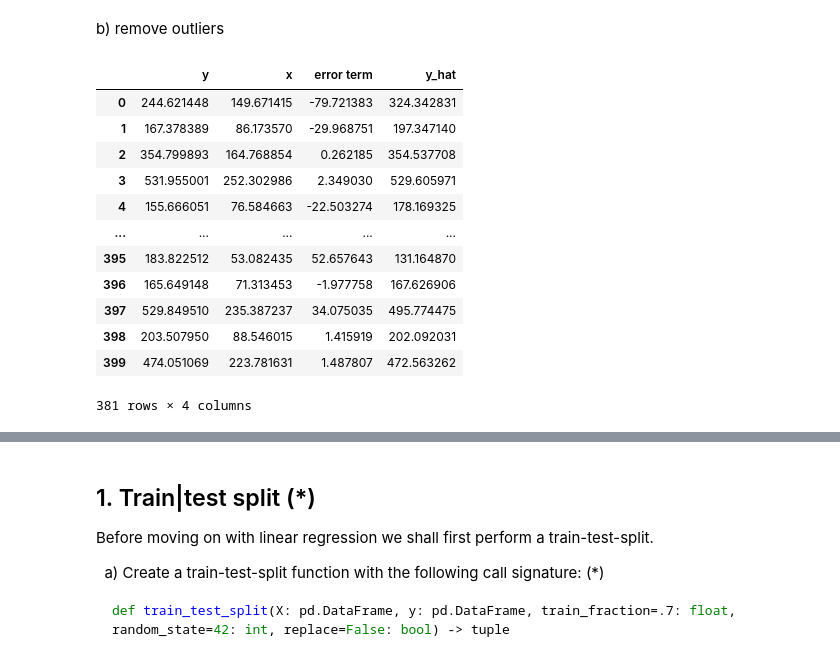
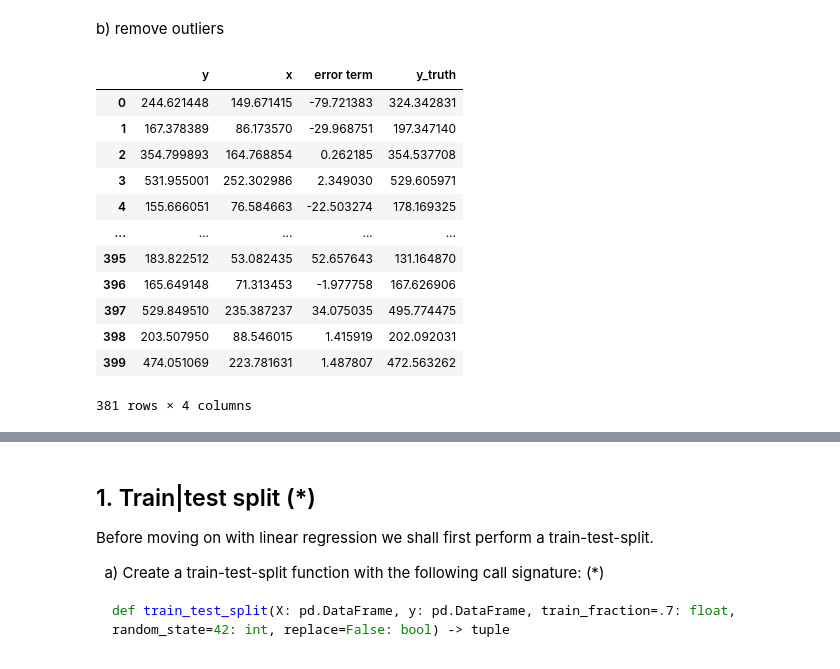
Before and after one commit to yuna-liu/Maskininlarning-Yuna-Liu, a Jupyter notebook: Exercises/E00_linear_regression.ipynb, the cells around one changed output, grey strips where cells are left out. Cells and saved outputs as stored; diff of their text form; code cells hidden in the pictures.

```diff
--- a/Exercises/E00_linear_regression.ipynb
+++ b/Exercises/E00_linear_regression.ipynb
@@ -131,7 +131,7 @@ array([ -79.72138294,  -29.96875115,    0.26218499,    2.34902969,
          -1.97775769,   34.07503487,    1.41591881,    1.48780697])
 # %%
 def y(x): return 2*x+25+error_term
-def y_predicted(x): return 2*x+25
+def y_truth(x): return 2*x+25
 phone_y = y(phone_x)
 phone_y
 # %% [output]
@@ -179,10 +179,10 @@ b) remove outliers
 # %%
 phone_df_remove_outliers = phone_df[phone_df['y']>=0]
 phone_df_remove_outliers = phone_df_remove_outliers[phone_df_remove_outliers['x']<=300]
-phone_df_remove_outliers['y_hat']= y_predicted(phone_df_remove_outliers['x'])
+phone_df_remove_outliers['y_truth']= y_truth(phone_df_remove_outliers['x'])
 phone_df_remove_outliers
 # %% [output]
-|  | y | x | error term | y_hat |
+|  | y | x | error term | y_truth |
 | 0 | 244.621448 | 149.671415 | -79.721383 | 324.342831 |
 | 1 | 167.378389 | 86.173570 | -29.968751 | 197.347140 |
 | 2 | 354.799893 | 164.768854 | 0.262185 | 354.537708 |
```
Also changed, not shown: parts of 7 cells of this notebook.
